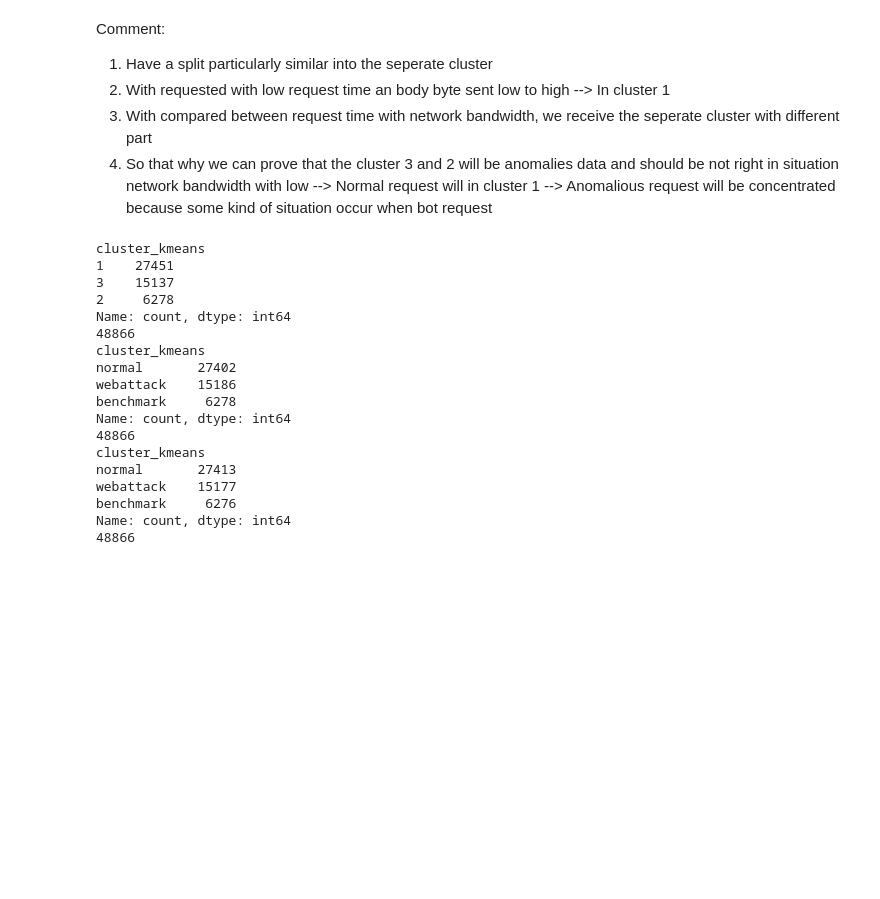
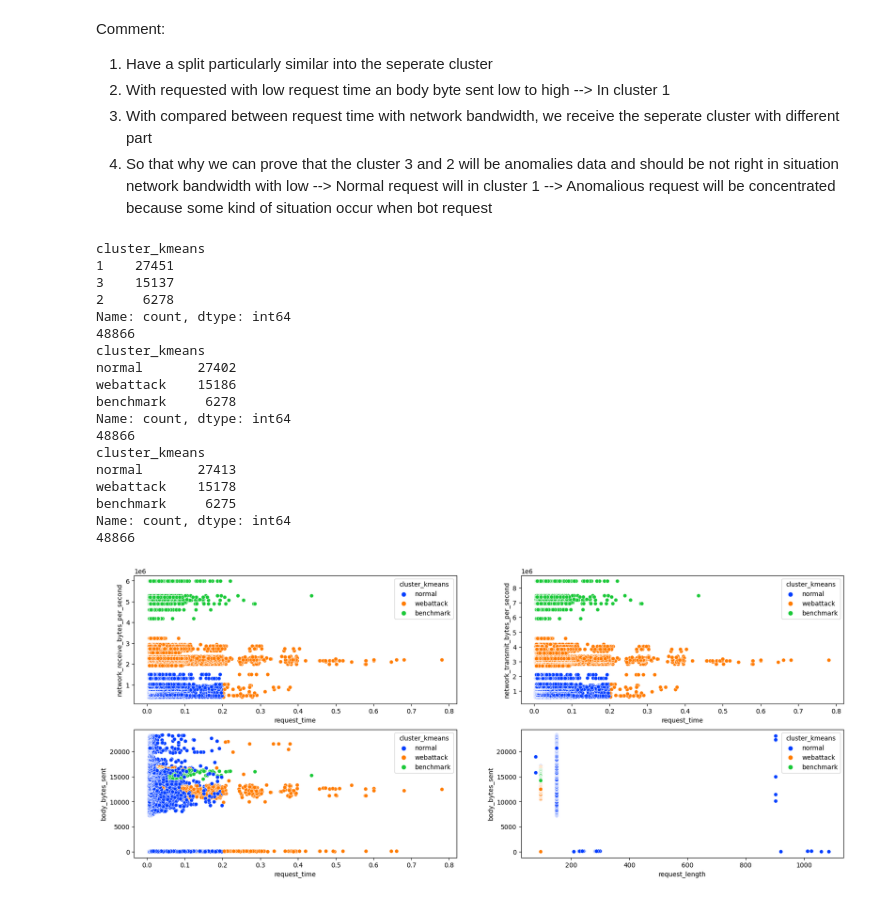
Before and after one commit to Xeus-Territory/ntma_anomaly, a Jupyter notebook: ML-AI/IDS/ModelNonLabel/KMEAN.ipynb, the cells around one changed output. Cells and saved outputs as stored; diff of their text form; code cells hidden in the pictures; blank space fills up the shorter version.

```diff
--- a/ML-AI/IDS/ModelNonLabel/KMEAN.ipynb
+++ b/ML-AI/IDS/ModelNonLabel/KMEAN.ipynb
@@ -241,3 +243,5 @@ df
+# %%
+df = df.replace("-", 0)
 # %% [markdown]
 Conclusion: Applied feature engineering, **dataframe become 16 columns** with a replace by new volume have number not label
 Applied model Kmeans to separate dataframe into *3 type of request* - normal vs loading vs webattack <br>
@@ -346,32 +350,46 @@ print(sum(df['cluster_kmeans'].value_counts().values))
 df.loc[(df['request_time'] <= 0.2) & (df['network_receive_bytes_per_second'] <= 1900000), ['cluster_kmeans']] = "normal"
 df.loc[((df['request_time'] > 0.2) & (df['network_receive_bytes_per_second'] <= 3500000)) | ((df['network_receive_bytes_per_second'] > 1900000) & (df['network_receive_bytes_per_second'] <= 3500000)), ['cluster_kmeans']] = "webattack"
 df.loc[(df['network_receive_bytes_per_second'] > 3500000), ['cluster_kmeans']] = "benchmark"
 print(df['cluster_kmeans'].value_counts())
 print(sum(df['cluster_kmeans'].value_counts().values))
 
 # Correction for cluster
 # Situation: Valid response, valid user agent
 df.loc[(df['valid_user_agent'] == 1) & (df['available_request'] == 1), ['cluster_kmeans']] = "normal"
+df.loc[(df['valid_user_agent'] == 0) & (df['available_request'] == 0), ['cluster_kmeans']] = "webattack"
+df.loc[(df['valid_user_agent'] == 1) & (df['available_request'] == 0), ['cluster_kmeans']] = "webattack"
 print(df['cluster_kmeans'].value_counts())
 print(sum(df['cluster_kmeans'].value_counts().values))
 
+plt.figure(figsize=(20,8))
+sns.set_palette("pastel")
+ax1 = plt.subplot(2, 2, 1)
+sns.scatterplot(x=df['request_time'], y=df['network_receive_bytes_per_second'], hue=df['cluster_kmeans'], palette='bright')
+ax2= plt.subplot(2, 2, 2)
+sns.scatterplot(x=df['request_time'], y=df['network_transmit_bytes_per_second'], hue=df['cluster_kmeans'], palette='bright')
+ax3 = plt.subplot(2, 2, 3)
+sns.scatterplot(x=df['request_time'], y=df['body_bytes_sent'], hue=df['cluster_kmeans'], palette='bright')
+ax4 = plt.subplot(2, 2, 4)
+sns.scatterplot(x=df['request_length'], y=df['body_bytes_sent'], hue=df['cluster_kmeans'], palette='bright')
+
 df.to_csv('../../Data/Collection/result_kmeans.csv')
 # %% [output]
 cluster_kmeans
 1    27451
 3    15137
 2     6278
 Name: count, dtype: int64
 48866
 cluster_kmeans
 normal       27402
 webattack    15186
 benchmark     6278
 Name: count, dtype: int64
 48866
 cluster_kmeans
 normal       27413
-webattack    15177
-benchmark     6276
+webattack    15178
+benchmark     6275
 Name: count, dtype: int64
 48866
+[figure, added]
```
Also changed, not shown: parts of 1 cell of this notebook, 3 other files.
